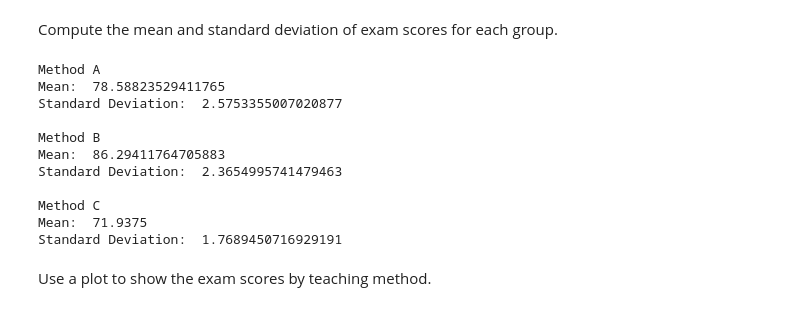
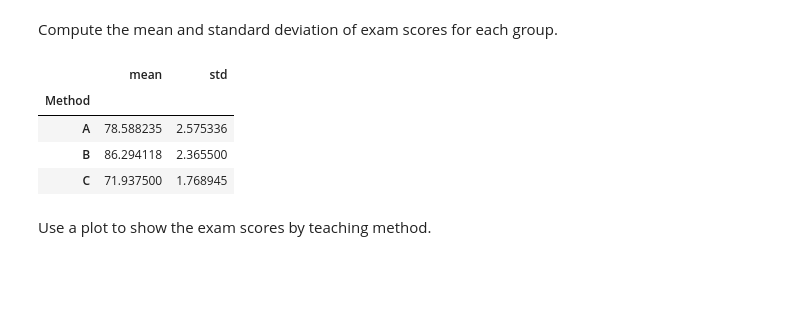
Before and after one commit to ysc4/CCDATSCL_EXERCISES_COM222, a Jupyter notebook: Exercise5.ipynb, the cells around one changed output. Saved outputs shown, nothing was run; the diff lists cells and outputs as text; code cells hidden in the pictures; blank space fills up the shorter version.

```diff
--- a/Exercise5.ipynb
+++ b/Exercise5.ipynb
@@ -55,44 +55,16 @@ df_exam_scores.groupby('Method').count()
 | C | 16 |
 # %% [markdown]
 Compute the mean and standard deviation of exam scores for each group.
-# %%
-# put your answer here
-
-method_a = df_exam_scores[df_exam_scores['Method'] == 'A']
-method_b = df_exam_scores[df_exam_scores['Method'] == 'B']
-method_c = df_exam_scores[df_exam_scores['Method'] == 'C']
-
-mean_a = method_a['Score'].mean()
-mean_b = method_b['Score'].mean()
-mean_c = method_c['Score'].mean()
-
-std_a = method_a['Score'].std()
-std_b = method_b['Score'].std()
-std_c = method_c['Score'].std()
-
-print('Method A')
-print('Mean: ', mean_a)
-print('Standard Deviation: ', std_a)
-
-print('\nMethod B')
-print('Mean: ', mean_b)
-print('Standard Deviation: ', std_b)
-
-print('\nMethod C')
-print('Mean: ', mean_c)
-print('Standard Deviation: ', std_c)
-# %% [output]
-Method A
-Mean:  78.58823529411765
-Standard Deviation:  2.5753355007020877
-
-Method B
-Mean:  86.29411764705883
-Standard Deviation:  2.3654995741479463
-
-Method C
-Mean:  71.9375
-Standard Deviation:  1.7689450716929191
+# %%
+# put your answer here
+
+df_exam_scores.groupby('Method')['Score'].agg(['mean', 'std'])
+# %% [output]
+|  | mean | std |
+| Method |  |  |
+| A | 78.588235 | 2.575336 |
+| B | 86.294118 | 2.365500 |
+| C | 71.937500 | 1.768945 |
 # %% [markdown]
 Use a plot to show the exam scores by teaching method.
 # %%
```
Also changed, not shown: parts of 1 cell of this notebook.
